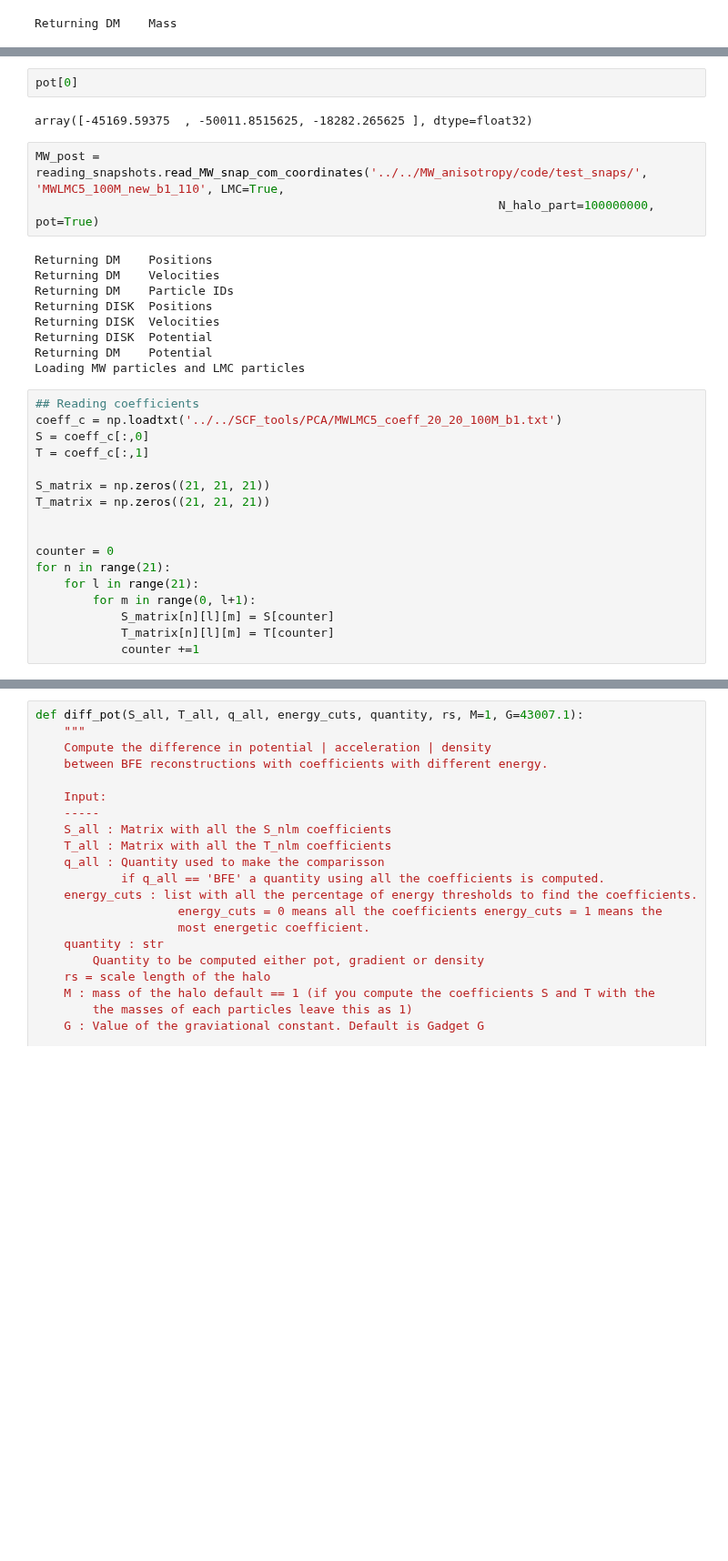
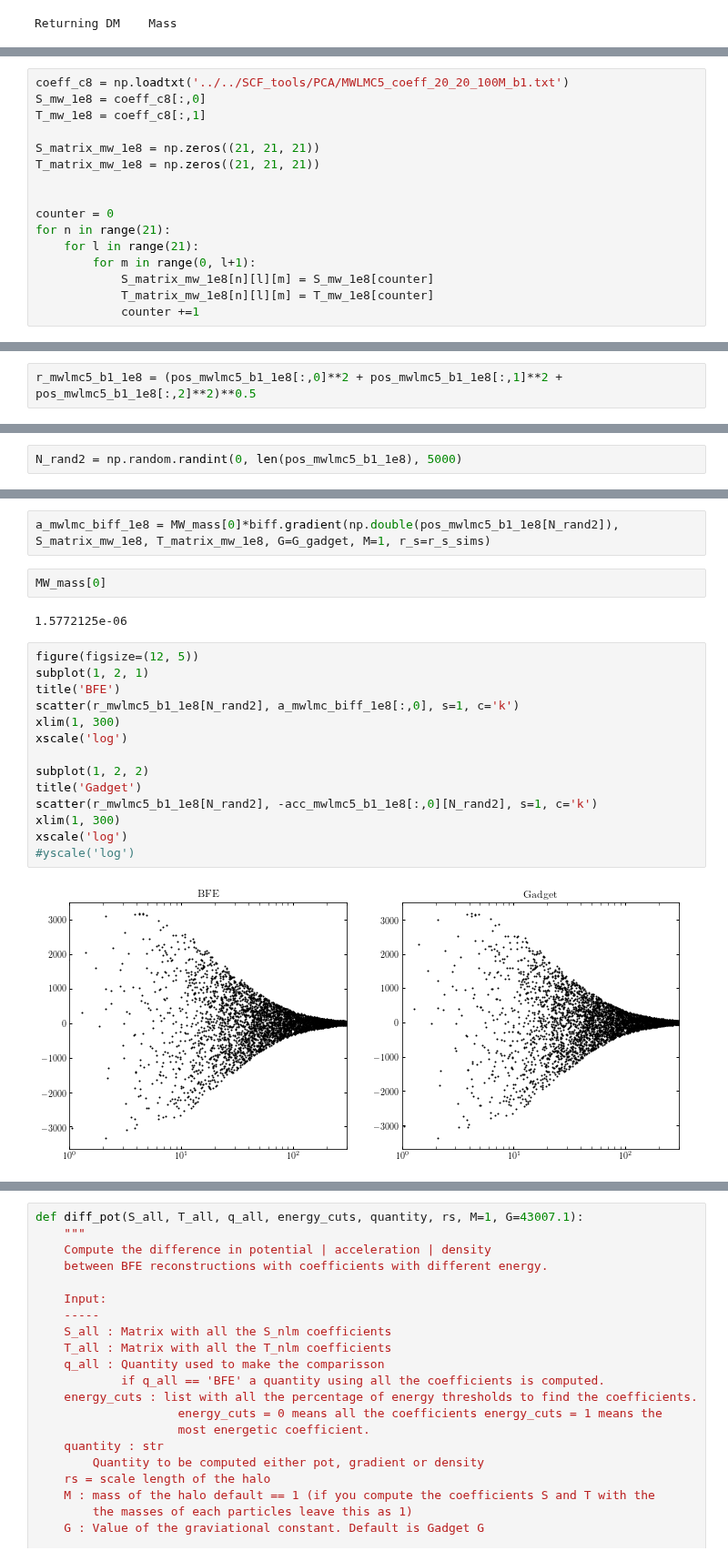
Before and after one commit to jngaravitoc/MW-LMC-SCF, a Jupyter notebook: code/BFE_mwlmc_potential.ipynb, the cells around one changed output, grey strips where cells are left out. Shown at 91% size. Cells and saved outputs as stored; diff of their text form; blank space fills up the shorter version.

```diff
--- a/code/BFE_mwlmc_potential.ipynb
+++ b/code/BFE_mwlmc_potential.ipynb
@@ -165,0 +125,16 @@ array([-55686.5390625, -44283.609375 ,  44831.1953125], dtype=float32)
+# %%
+coeff_c8 = np.loadtxt('../../SCF_tools/PCA/MWLMC5_coeff_20_20_100M_b1.txt')
+S_mw_1e8 = coeff_c8[:,0]
+T_mw_1e8 = coeff_c8[:,1]
+
+S_matrix_mw_1e8 = np.zeros((21, 21, 21))
+T_matrix_mw_1e8 = np.zeros((21, 21, 21))
+
+
+counter = 0
+for n in range(21):
+    for l in range(21):
+        for m in range(0, l+1):
+            S_matrix_mw_1e8[n][l][m] = S_mw_1e8[counter]
+            T_matrix_mw_1e8[n][l][m] = T_mw_1e8[counter]
+            counter +=1
@@ -165,0 +143,2 @@ array([-55686.5390625, -44283.609375 ,  44831.1953125], dtype=float32)
+# %%
+r_mwlmc5_b1_1e8 = (pos_mwlmc5_b1_1e8[:,0]**2 + pos_mwlmc5_b1_1e8[:,1]**2 + pos_mwlmc5_b1_1e8[:,2]**2)**0.5
@@ -165,0 +149,2 @@ array([-55686.5390625, -44283.609375 ,  44831.1953125], dtype=float32)
+# %%
+N_rand2 = np.random.randint(0, len(pos_mwlmc5_b1_1e8), 5000)
@@ -166,33 +153,22 @@ array([-55686.5390625, -44283.609375 ,  44831.1953125], dtype=float32)
+# %%
+a_mwlmc_biff_1e8 = MW_mass[0]*biff.gradient(np.double(pos_mwlmc5_b1_1e8[N_rand2]), S_matrix_mw_1e8, T_matrix_mw_1e8, G=G_gadget, M=1, r_s=r_s_sims)
 # %%
-pot[0]
+MW_mass[0]
 # %% [output]
-array([-45169.59375  , -50011.8515625, -18282.265625 ], dtype=float32)
+1.5772125e-06
-# %%
-MW_post = reading_snapshots.read_MW_snap_com_coordinates('../../MW_anisotropy/code/test_snaps/', 'MWLMC5_100M_new_b1_110', LMC=True,
-                                                                 N_halo_part=100000000, pot=True)
-# %% [output]
-Returning DM    Positions
-Returning DM    Velocities
-Returning DM    Particle IDs
-Returning DISK  Positions
-Returning DISK  Velocities
-Returning DISK  Potential
-Returning DM    Potential
-Loading MW particles and LMC particles
-# %%
-## Reading coefficients
-coeff_c = np.loadtxt('../../SCF_tools/PCA/MWLMC5_coeff_20_20_100M_b1.txt')
-S = coeff_c[:,0]
-T = coeff_c[:,1]
-
-S_matrix = np.zeros((21, 21, 21))
-T_matrix = np.zeros((21, 21, 21))
-
-
-counter = 0
-for n in range(21):
-    for l in range(21):
-        for m in range(0, l+1):
-            S_matrix[n][l][m] = S[counter]
-            T_matrix[n][l][m] = T[counter]
-            counter +=1
+# %%
+figure(figsize=(12, 5))
+subplot(1, 2, 1)
+title('BFE')
+scatter(r_mwlmc5_b1_1e8[N_rand2], a_mwlmc_biff_1e8[:,0], s=1, c='k')
+xlim(1, 300)
+xscale('log')
+
+subplot(1, 2, 2)
+title('Gadget')
+scatter(r_mwlmc5_b1_1e8[N_rand2], -acc_mwlmc5_b1_1e8[:,0][N_rand2], s=1, c='k')
+xlim(1, 300)
+xscale('log')
+#yscale('log')
+# %% [output]
+[figure, added]
```
Also changed, not shown: parts of 44 cells of this notebook, 6 other files.
